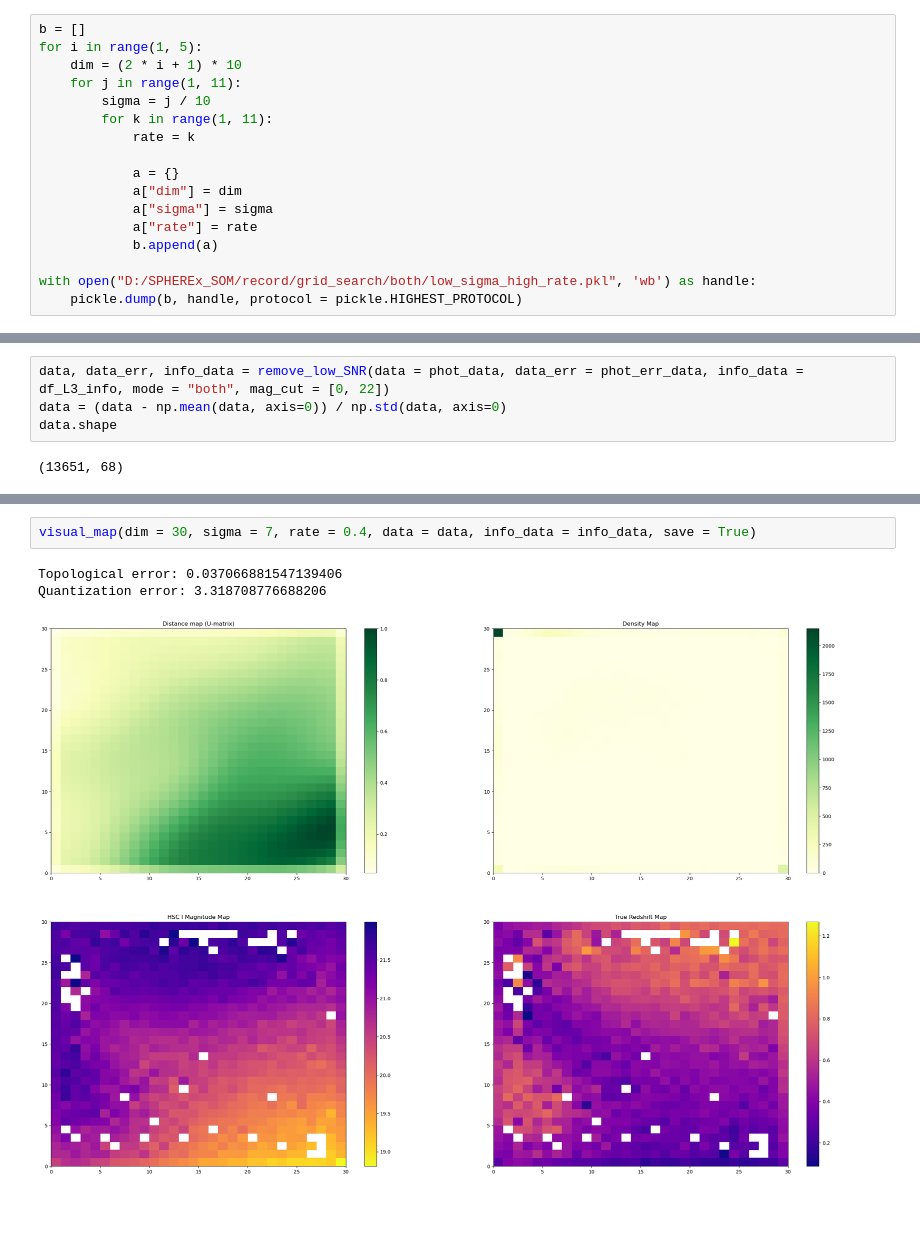
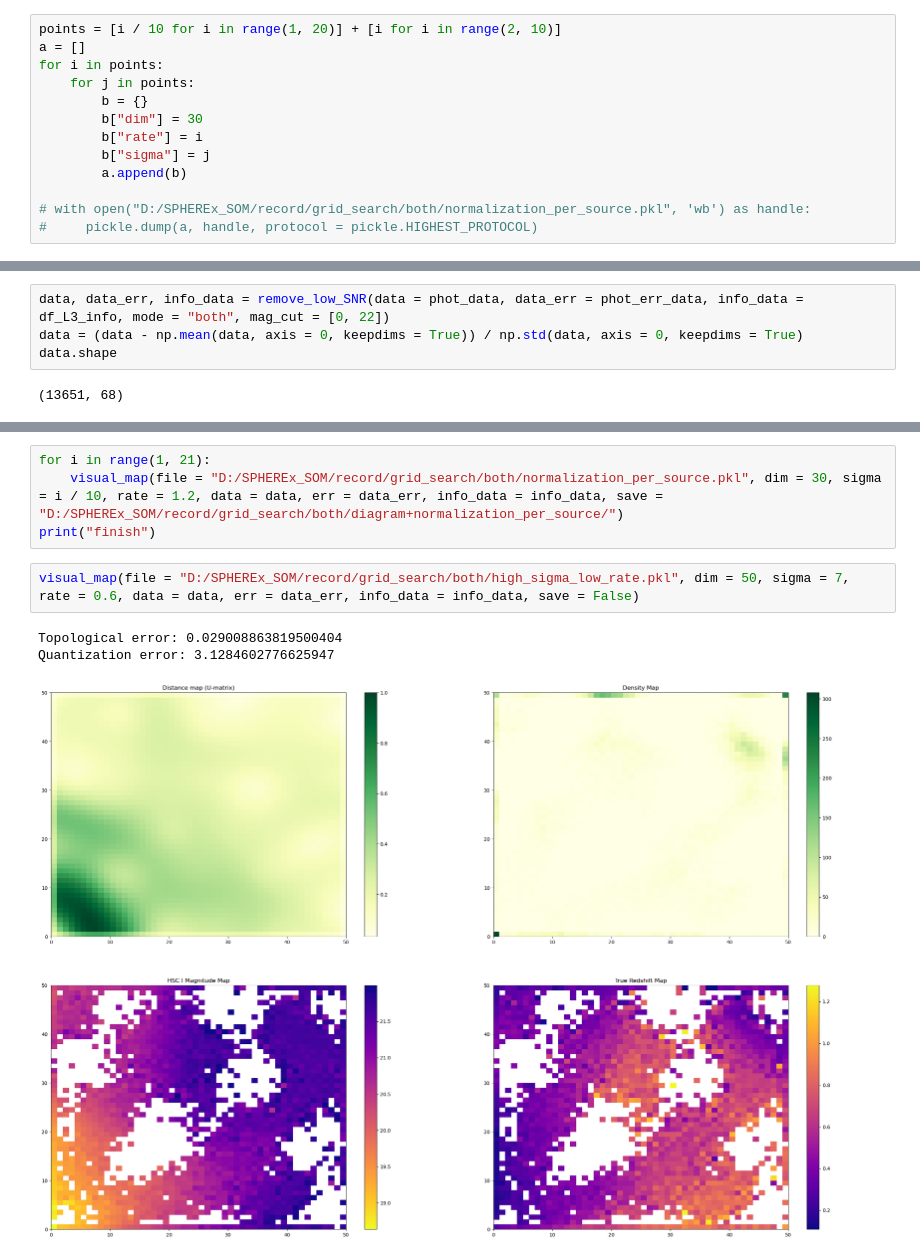
Before and after one commit to zrk-dreamer/SPHEREx_SOM, a Jupyter notebook: grid_search_both.ipynb, the cells around one changed output, grey strips where cells are left out. Drawn from its saved outputs; the diff is of its cells as text; blank space fills up the shorter version.

```diff
--- a/grid_search_both.ipynb
+++ b/grid_search_both.ipynb
@@ -7,22 +7,18 @@ from minisom import MiniSom
 import pickle
 import os
 # %%
-b = []
-for i in range(1, 5):
-    dim = (2 * i + 1) * 10
-    for j in range(1, 11):
-        sigma = j / 10
-        for k in range(1, 11):
-            rate = k
+points = [i / 10 for i in range(1, 20)] + [i for i in range(2, 10)]
+a = []
+for i in points:
+    for j in points:
+        b = {}
+        b["dim"] = 30
+        b["rate"] = i
+        b["sigma"] = j
+        a.append(b)
 
-            a = {}
-            a["dim"] = dim
-            a["sigma"] = sigma
-            a["rate"] = rate
-            b.append(a)
-
-with open("D:/SPHEREx_SOM/record/grid_search/both/low_sigma_high_rate.pkl", 'wb') as handle:
-    pickle.dump(b, handle, protocol = pickle.HIGHEST_PROTOCOL)
+# with open("D:/SPHEREx_SOM/record/grid_search/both/normalization_per_source.pkl", 'wb') as handle:
+#     pickle.dump(a, handle, protocol = pickle.HIGHEST_PROTOCOL)
 # %%
 df_L3_info = Table.read('../dataset/L3_COSMOS2020_Richard_RefCat_2023DEC4_info.fits')
 df_L3_info = df_L3_info.to_pandas()
@@ -255,7 +283,7 @@ def parameter_space(save):
     plt.show()
 # %%
 data, data_err, info_data = remove_low_SNR(data = phot_data, data_err = phot_err_data, info_data = df_L3_info, mode = "both", mag_cut = [0, 22])
-data = (data - np.mean(data, axis=0)) / np.std(data, axis=0)
+data = (data - np.mean(data, axis = 0, keepdims = True)) / np.std(data, axis = 0, keepdims = True)
 data.shape
 # %% [output]
 (13651, 68)
@@ -272,6 +300,10 @@ parameter_space(save = True)
 # %%
-visual_map(dim = 30, sigma = 7, rate = 0.4, data = data, info_data = info_data, save = True)
+for i in range(1, 21):
+    visual_map(file = "D:/SPHEREx_SOM/record/grid_search/both/normalization_per_source.pkl", dim = 30, sigma = i / 10, rate = 1.2, data = data, err = data_err, info_data = info_data, save = "D:/SPHEREx_SOM/record/grid_search/both/diagram+normalization_per_source/")
+print("finish")
-# %% [output]
-Topological error: 0.037066881547139406
-Quantization error: 3.318708776688206
-[figure, removed]
+# %%
+visual_map(file = "D:/SPHEREx_SOM/record/grid_search/both/high_sigma_low_rate.pkl", dim = 50, sigma = 7, rate = 0.6, data = data, err = data_err, info_data = info_data, save = False)
+# %% [output]
+Topological error: 0.029008863819500404
+Quantization error: 3.1284602776625947
+[figure, added]
```
Also changed, not shown: parts of 6 cells of this notebook, 3 other files.
